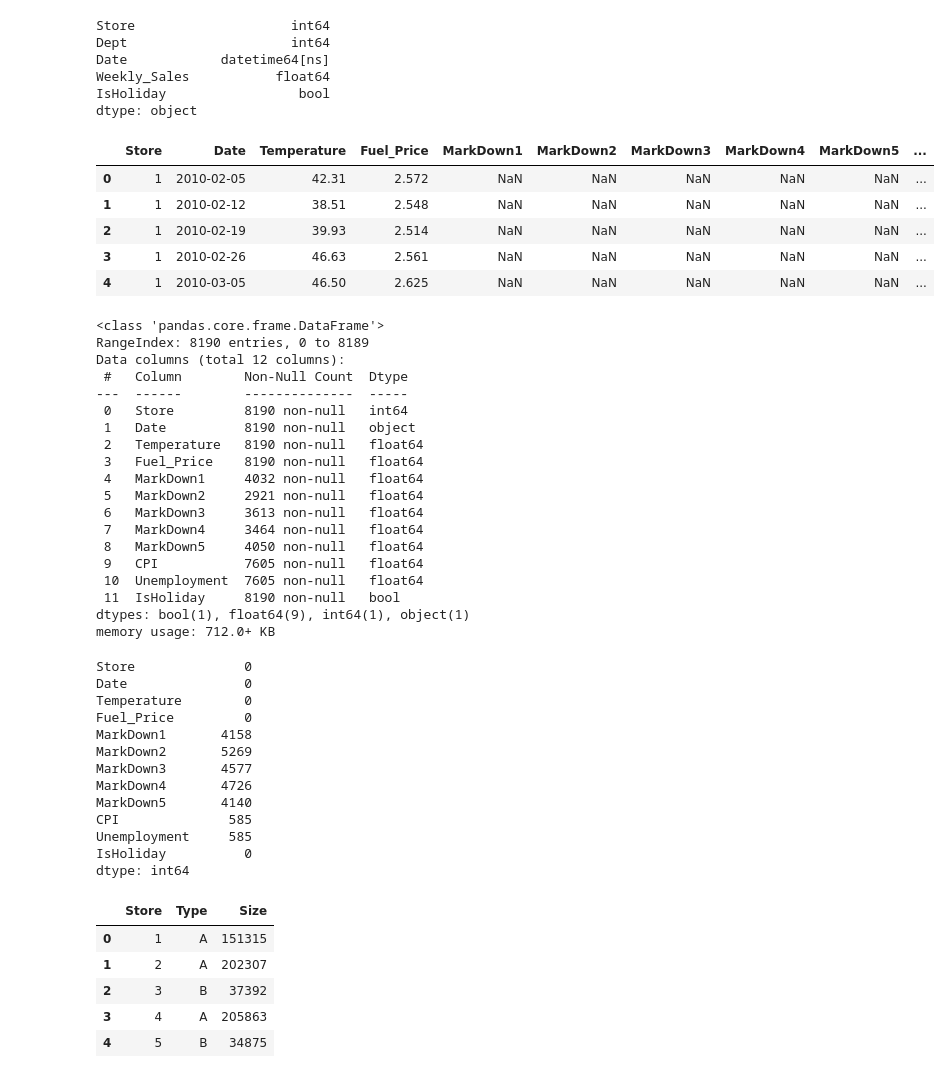
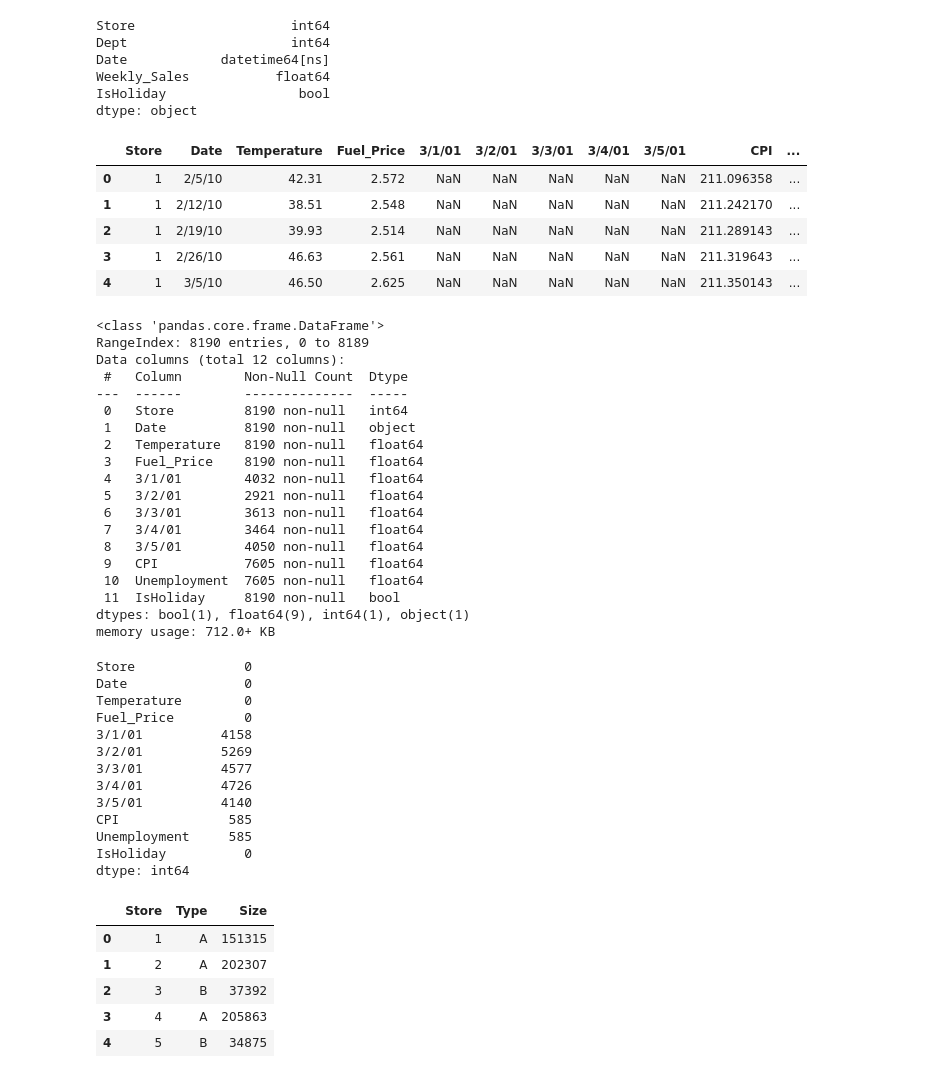
Before and after one commit to maneesh6531/Walmart-Weekly-Sales-Forecasting-using-ML-Models, a Jupyter notebook: Sales_Analysis_and_Cleaning.ipynb, the cells around one changed output. Saved outputs shown, nothing was run; the diff lists cells and outputs as text; code cells hidden in the pictures.

```diff
--- a/Sales_Analysis_and_Cleaning.ipynb
+++ b/Sales_Analysis_and_Cleaning.ipynb
@@ -68,15 +68,15 @@ dtype: object
 df=df.sort_values('Date').reset_index(drop=True)
 # %%
 #loading the features dataset
-features=pd.read_csv('features.csv')
+features=pd.read_csv('datasets/features.csv')
 features.head()
 # %% [output]
-|  | Store | Date | Temperature | Fuel_Price | MarkDown1 | MarkDown2 | MarkDown3 | MarkDown4 | MarkDown5 | ... |
-| 0 | 1 | 2010-02-05 | 42.31 | 2.572 | NaN | NaN | NaN | NaN | NaN | ... |
-| 1 | 1 | 2010-02-12 | 38.51 | 2.548 | NaN | NaN | NaN | NaN | NaN | ... |
-| 2 | 1 | 2010-02-19 | 39.93 | 2.514 | NaN | NaN | NaN | NaN | NaN | ... |
-| 3 | 1 | 2010-02-26 | 46.63 | 2.561 | NaN | NaN | NaN | NaN | NaN | ... |
-| 4 | 1 | 2010-03-05 | 46.50 | 2.625 | NaN | NaN | NaN | NaN | NaN | ... |
+|  | Store | Date | Temperature | Fuel_Price | 3/1/01 | 3/2/01 | 3/3/01 | 3/4/01 | 3/5/01 | CPI | ... |
+| 0 | 1 | 2/5/10 | 42.31 | 2.572 | NaN | NaN | NaN | NaN | NaN | 211.096358 | ... |
+| 1 | 1 | 2/12/10 | 38.51 | 2.548 | NaN | NaN | NaN | NaN | NaN | 211.242170 | ... |
+| 2 | 1 | 2/19/10 | 39.93 | 2.514 | NaN | NaN | NaN | NaN | NaN | 211.289143 | ... |
+| 3 | 1 | 2/26/10 | 46.63 | 2.561 | NaN | NaN | NaN | NaN | NaN | 211.319643 | ... |
+| 4 | 1 | 3/5/10 | 46.50 | 2.625 | NaN | NaN | NaN | NaN | NaN | 211.350143 | ... |
 # %%
 features.info()
 # %% [output]
@@ -89,11 +89,11 @@ Data columns (total 12 columns):
  1   Date          8190 non-null   object
  2   Temperature   8190 non-null   float64
  3   Fuel_Price    8190 non-null   float64
- 4   MarkDown1     4032 non-null   float64
- 5   MarkDown2     2921 non-null   float64
- 6   MarkDown3     3613 non-null   float64
- 7   MarkDown4     3464 non-null   float64
- 8   MarkDown5     4050 non-null   float64
+ 4   3/1/01        4032 non-null   float64
+ 5   3/2/01        2921 non-null   float64
+ 6   3/3/01        3613 non-null   float64
+ 7   3/4/01        3464 non-null   float64
+ 8   3/5/01        4050 non-null   float64
  9   CPI           7605 non-null   float64
  10  Unemployment  7605 non-null   float64
  11  IsHoliday     8190 non-null   bool
@@ -107,11 +107,11 @@ Store              0
 Date               0
 Temperature        0
 Fuel_Price         0
-MarkDown1       4158
-MarkDown2       5269
-MarkDown3       4577
-MarkDown4       4726
-MarkDown5       4140
+3/1/01          4158
+3/2/01          5269
+3/3/01          4577
+3/4/01          4726
+3/5/01          4140
 CPI              585
 Unemployment     585
 IsHoliday          0
```
Also changed, not shown: parts of 5 cells of this notebook.
